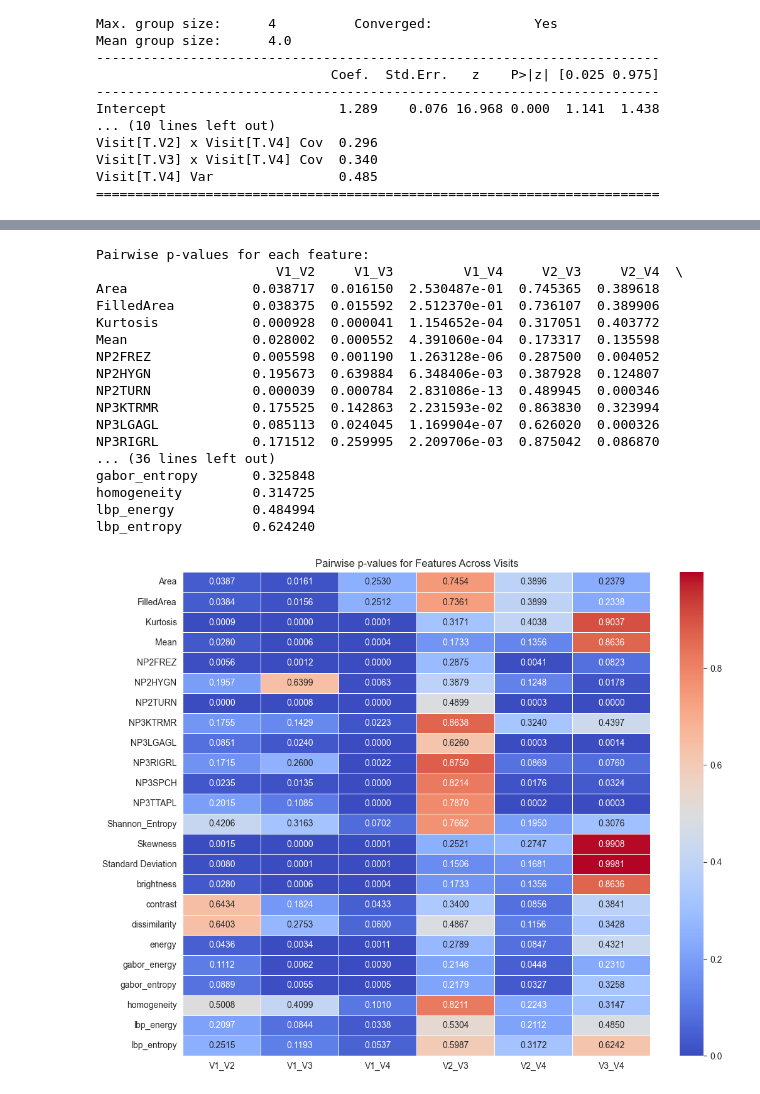
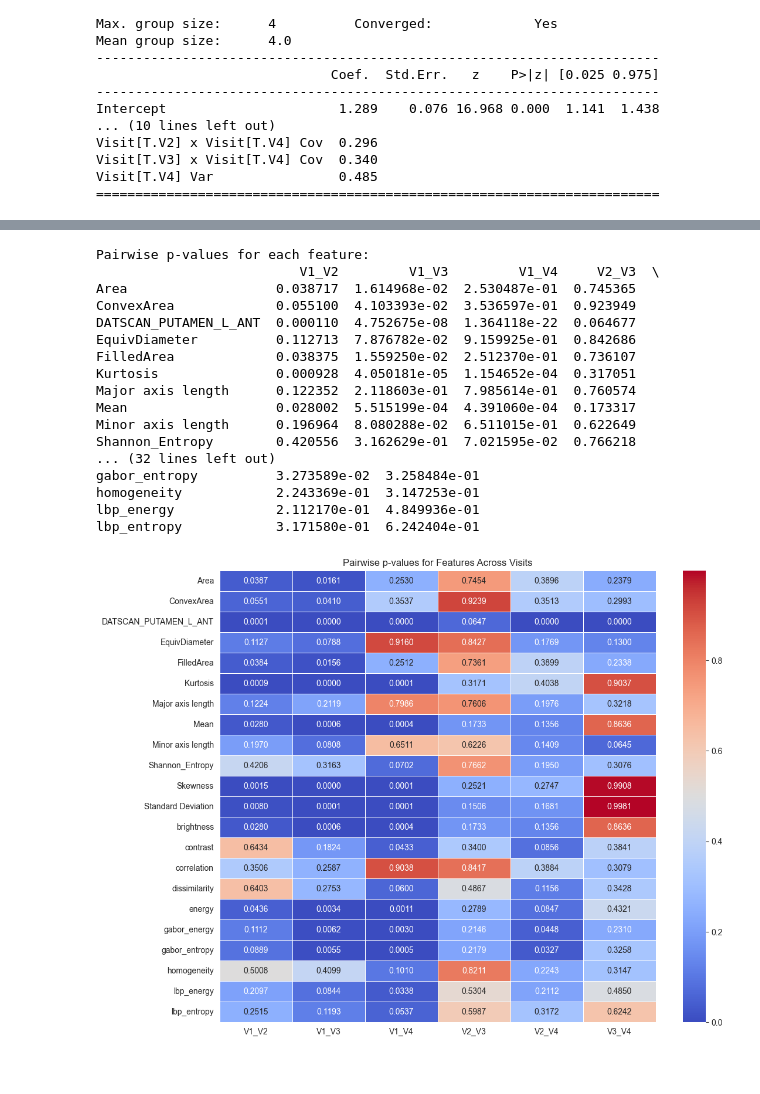
Before and after one commit to iammahbubalam/PPMI_Research_on_Parkinsons, a Jupyter notebook: src/mahbub/D_Reduce.ipynb, the cells around one changed output, grey strips where cells are left out. Saved outputs shown, nothing was run; the diff lists cells and outputs as text; code cells hidden in the pictures.

```diff
--- a/src/mahbub/D_Reduce.ipynb
+++ b/src/mahbub/D_Reduce.ipynb
@@ -191,7 +191,7 @@ y = le.fit_transform(y)
 X_train, X_test, y_train, y_test = train_test_split(X, y, test_size=0.3, random_state=42)
 
 # Apply PCA for dimensionality reduction
-pca = PCA(n_components=15)  # Adjust the number of components as needed
+pca = PCA(n_components=10)  # Adjust the number of components as needed
 X_train_pca = pca.fit_transform(X_train)
 X_test_pca = pca.transform(X_test)
 
@@ -347,7 +417,7 @@ NP2TRMR
 top_features_union = set()
 
 for i in range(components.shape[0]):
-    top_features_indices = np.argsort(np.abs(components[i]))[::-1][:5]
+    top_features_indices = np.argsort(np.abs(components[i]))[::-1][:10]
     top_features = feature_names[top_features_indices]
     top_features_union.update(top_features)
 
@@ -729,20 +1204 @@ NHY              -0.219869
 Name: LD1, Length: 91, dtype: float64
-# %%
-# Print top 20 features for each LDA component
-print("Top 20 features for each LDA component:")
-for i in range(n_components):
-    component_features = np.abs(lda.scalings_[:, i])
-    top_20_idx = component_features.argsort()[::-1][:10]
-    top_20_features = X.columns[top_20_idx]
-    print(f"Component {i+1}: {top_20_features.tolist()}")
-
-# Example of printing the length of union of top 20 features
-union_features = set()
-for i in range(n_components):
-    component_features = np.abs(lda.scalings_[:, i])
-    top_20_idx = component_features.argsort()[::-1][:10]
-    top_20_features = X.columns[top_20_idx]
-    union_features.update(top_20_features.tolist())
-print("\nUnion of top 20 features for each LDA component:")
-print(union_features)
-print(f"\nLength of union of top 20 features across all components: {len(union_features)}")
@@ -1230,11 +1554,7 @@ data = pd.read_csv("B:/Projects/PycharmProjects/PPMI_Research_on_Parkinson's/src
 
 # Define your features and target variable
 features_to_test = [
-    'FilledArea', 'Mean', 'Standard Deviation', 'Skewness', 'brightness',
-    'contrast', 'lbp_entropy', 'NP3LGAGL', 'NP2FREZ', 'NP2TURN',
-    'gabor_entropy', 'NP3KTRMR', 'NP3TTAPL', 'NP3SPCH',
-    'NP3RIGRL', 'homogeneity', 'gabor_energy', 'energy', 'dissimilarity',
-    'Shannon_Entropy', 'NP2HYGN', 'Area', 'lbp_energy', 'Kurtosis'
+    'gabor_energy', 'Mean', 'Skewness', 'EquivDiameter', 'energy', 'lbp_entropy', 'Standard Deviation', 'homogeneity', 'brightness', 'Kurtosis', 'Area', 'Minor axis length', 'gabor_entropy', 'ConvexArea', 'Major axis length', 'correlation', 'DATSCAN_PUTAMEN_L_ANT', 'lbp_energy', 'dissimilarity', 'contrast', 'Shannon_Entropy', 'FilledArea'
 ]
 target_variable = 'Disease_Severity'
 
@@ -1333,11 +1653,7 @@ data = pd.read_csv("B:/Projects/PycharmProjects/PPMI_Research_on_Parkinson's/src
 
 # Define your features and visits
 features_to_test = [
-    'FilledArea', 'Mean', 'Standard Deviation', 'Skewness', 'brightness',
-    'contrast', 'lbp_entropy', 'NP3LGAGL', 'NP2FREZ', 'NP2TURN',
-    'gabor_entropy', 'NP3KTRMR', 'NP3TTAPL', 'NP3SPCH',
-    'NP3RIGRL', 'homogeneity', 'gabor_energy', 'energy', 'dissimilarity',
-    'Shannon_Entropy', 'NP2HYGN', 'Area', 'lbp_energy', 'Kurtosis'
+   'gabor_energy', 'Mean', 'Skewness', 'EquivDiameter', 'energy', 'lbp_entropy', 'Standard Deviation', 'homogeneity', 'brightness', 'Kurtosis', 'Area', 'Minor axis length', 'gabor_entropy', 'ConvexArea', 'Major axis length', 'correlation', 'DATSCAN_PUTAMEN_L_ANT', 'lbp_energy', 'dissimilarity', 'contrast', 'Shannon_Entropy', 'FilledArea'
 ]
 visit_pairs = [('V1', 'V2'), ('V1', 'V3'), ('V1', 'V4'), ('V2', 'V3'), ('V2', 'V4'), ('V3', 'V4')]
 
@@ -1358,47 +1674,47 @@ for feature in features_to_test:
             feature_p_values[f"{v1}_{v2}"] = p_value
         else:
             feature_p_values[f"{v1}_{v2}"] = np.nan  # Not enough data for comparison
 
     # Store results
     pairwise_p_values[feature] = feature_p_values
 
 # Convert results to DataFrame for better readability
 pairwise_p_values_df = pd.DataFrame(pairwise_p_values).T
 pairwise_p_values_df.sort_index(inplace=True)
 
 # Save results to CSV
 pairwise_p_values_df.to_csv("pairwise_p_values.csv")
 
 # Print results
 print("Pairwise p-values for each feature:")
 print(pairwise_p_values_df)
 import seaborn as sns
 import matplotlib.pyplot as plt
 
 # Load the DataFrame from CSV if needed
 # pairwise_p_values_df = pd.read_csv("pairwise_p_values.csv", index_col=0)
 
 # Plot the heatmap
 plt.figure(figsize=(12, 10))
 sns.heatmap(pairwise_p_values_df, annot=True, cmap="coolwarm", fmt=".4f", linewidths=0.5)
 plt.title("Pairwise p-values for Features Across Visits")
 plt.show()
 # %% [output]
 Pairwise p-values for each feature:
-                       V1_V2     V1_V3         V1_V4     V2_V3     V2_V4  \
-Area                0.038717  0.016150  2.530487e-01  0.745365  0.389618
-FilledArea          0.038375  0.015592  2.512370e-01  0.736107  0.389906
-Kurtosis            0.000928  0.000041  1.154652e-04  0.317051  0.403772
-Mean                0.028002  0.000552  4.391060e-04  0.173317  0.135598
-NP2FREZ             0.005598  0.001190  1.263128e-06  0.287500  0.004052
-NP2HYGN             0.195673  0.639884  6.348406e-03  0.387928  0.124807
-NP2TURN             0.000039  0.000784  2.831086e-13  0.489945  0.000346
-NP3KTRMR            0.175525  0.142863  2.231593e-02  0.863830  0.323994
-NP3LGAGL            0.085113  0.024045  1.169904e-07  0.626020  0.000326
-NP3RIGRL            0.171512  0.259995  2.209706e-03  0.875042  0.086870
-... (36 lines left out)
-gabor_entropy       0.325848
-homogeneity         0.314725
-lbp_energy          0.484994
-lbp_entropy         0.624240
+                          V1_V2         V1_V3         V1_V4     V2_V3  \
+Area                   0.038717  1.614968e-02  2.530487e-01  0.745365
+ConvexArea             0.055100  4.103393e-02  3.536597e-01  0.923949
+DATSCAN_PUTAMEN_L_ANT  0.000110  4.752675e-08  1.364118e-22  0.064677
+EquivDiameter          0.112713  7.876782e-02  9.159925e-01  0.842686
+FilledArea             0.038375  1.559250e-02  2.512370e-01  0.736107
+Kurtosis               0.000928  4.050181e-05  1.154652e-04  0.317051
+Major axis length      0.122352  2.118603e-01  7.985614e-01  0.760574
+Mean                   0.028002  5.515199e-04  4.391060e-04  0.173317
+Minor axis length      0.196964  8.080288e-02  6.511015e-01  0.622649
+Shannon_Entropy        0.420556  3.162629e-01  7.021595e-02  0.766218
+... (32 lines left out)
+gabor_entropy          3.273589e-02  3.258484e-01
+homogeneity            2.243369e-01  3.147253e-01
+lbp_energy             2.112170e-01  4.849936e-01
+lbp_entropy            3.171580e-01  6.242404e-01
-[figure, old version]
+[figure, new version]
```
Also changed, not shown: parts of 34 cells of this notebook, 3 other files.
